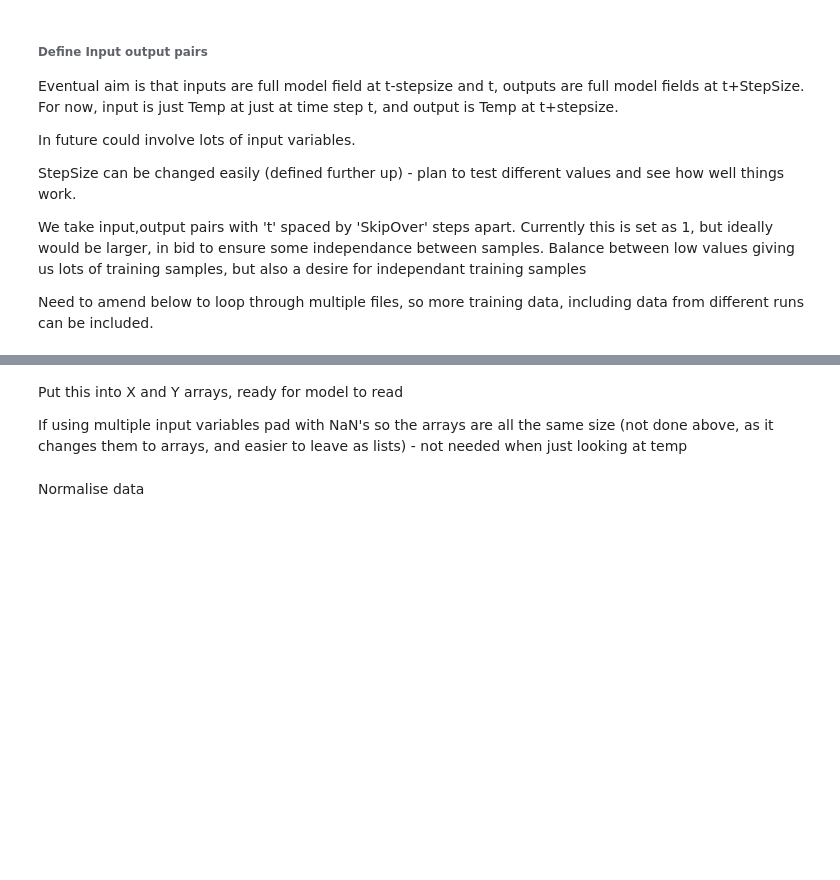
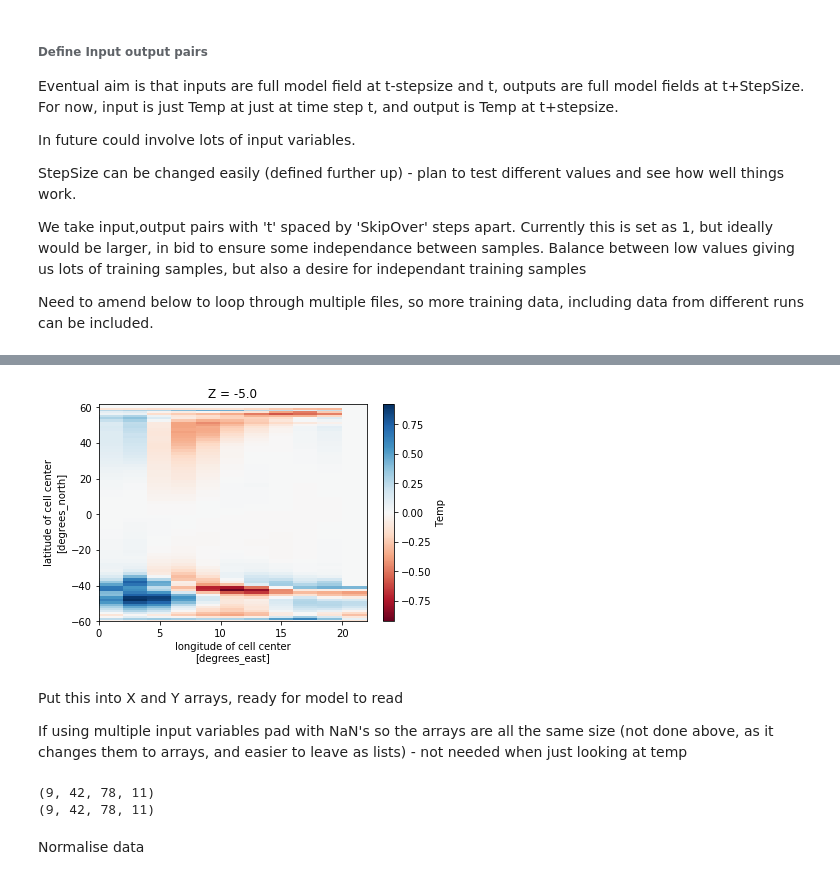
Before and after one commit to RachelFurner/DynamicPrediction, a Jupyter notebook: DynamicPrediction.ipynb, the cells around one changed output, grey strips where cells are left out. Drawn from its saved outputs; the diff is of its cells as text; code cells hidden in the pictures; blank space fills up the shorter version.

```diff
--- a/DynamicPrediction.ipynb
+++ b/DynamicPrediction.ipynb
@@ -80,3 +302,9 @@ print(training_data[0][0].shape)
+# %%
+fig, ax = plt.subplots(ncols=1)
+(ds.Temp.isel(T=StepSize,Z=0)-ds.Temp.isel(T=0,Z=0)).plot(cmap='RdBu' )
+fig.savefig('diff.png')
+# %% [output]
+[figure, added]
 # %% [markdown]
 Put this into X and Y arrays, ready for model to read
 
@@ -99,15 +327,20 @@ Y=[]
 #        Y.append(np.pad(label.data, ((0,0),(0,1),(0,1)),'constant', constant_values=('NaN')))
 
 for feat1,feat2,label in training_data:
-        X.append([feat1.data, feat2.data])
+        #X.append([feat1.data feat2.data])
+        X.append(feat1.data)
         Y.append(label.data)
 
 # convert to arrays, as model wont accept a list
-X=np.array(X).transpose(0, 2, 3, 4, 1)
+#X=np.array(X).transpose(0, 2, 3, 4, 1)
+X=np.array(X)
 Y=np.array(Y)
 
 print(X.shape)
 print(Y.shape)
+# %% [output]
+(9, 42, 78, 11)
+(9, 42, 78, 11)
 # %% [markdown]
 Normalise data
 # %%
```
Also changed, not shown: parts of 15 cells of this notebook.
